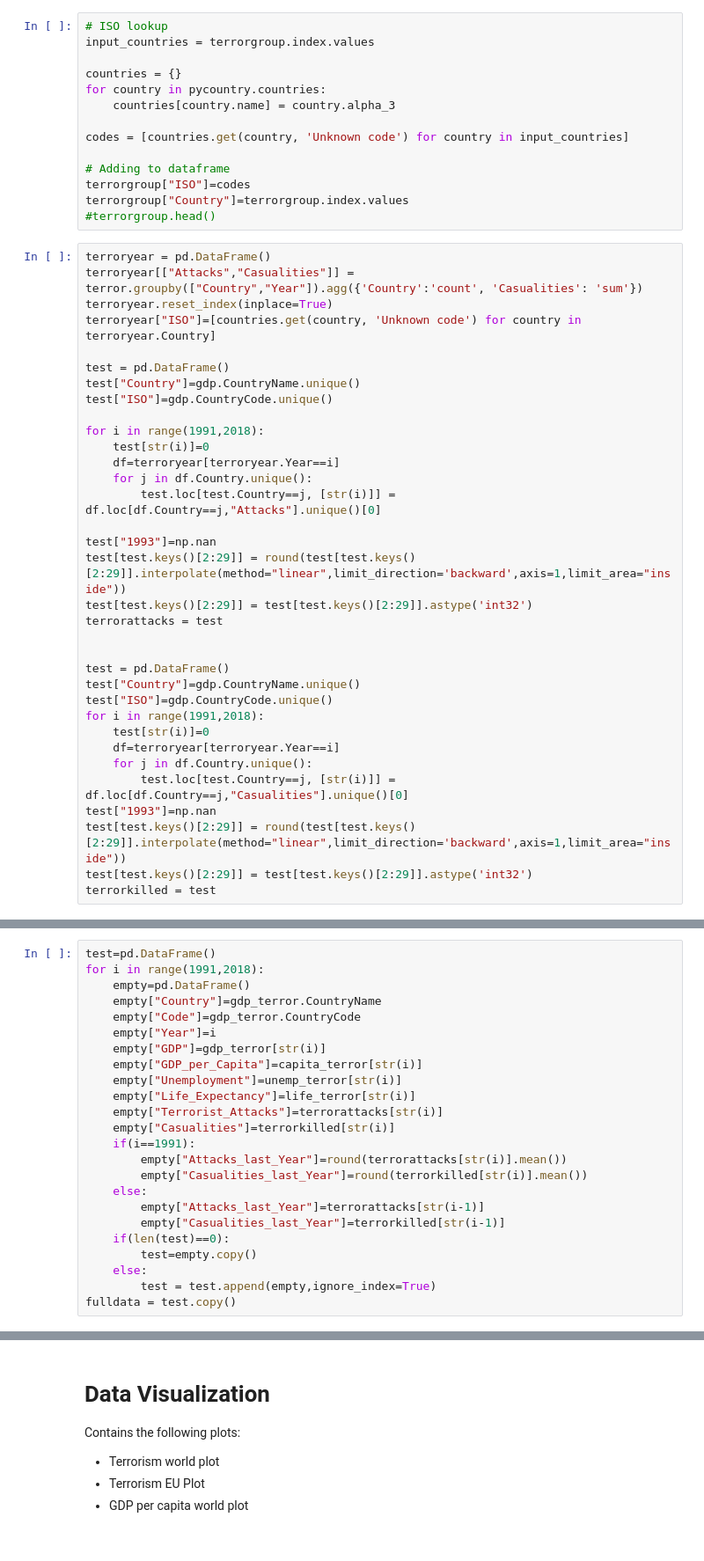
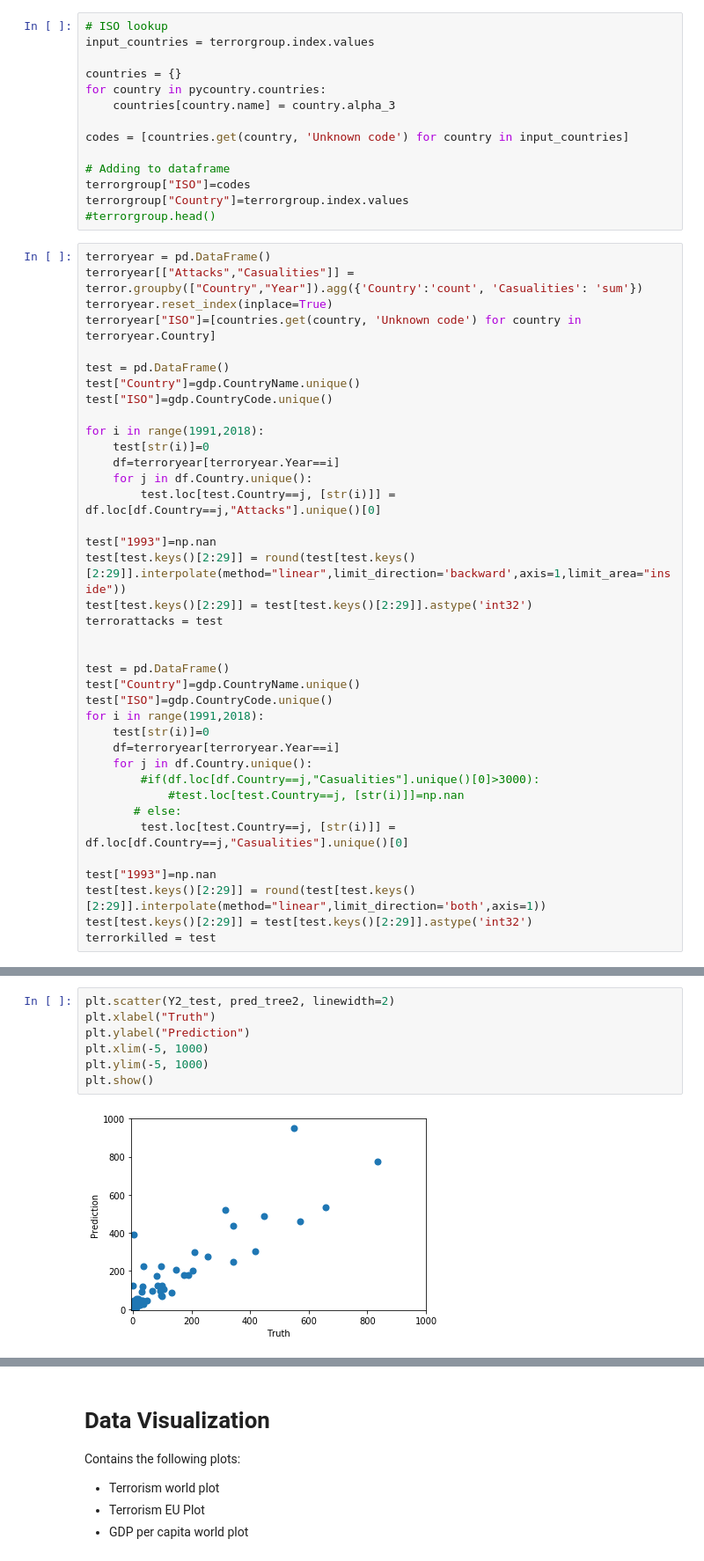
Before and after one commit to msieder/terror, a Jupyter notebook: Terror.ipynb, the cells around one changed output, grey strips where cells are left out. Shown at 88% size. Saved outputs shown, nothing was run; the diff lists cells and outputs as text.

```diff
--- a/Terror.ipynb
+++ b/Terror.ipynb
@@ -213,9 +247,13 @@ for i in range(1991,2018):
     test[str(i)]=0
     df=terroryear[terroryear.Year==i]
     for j in df.Country.unique():
+        #if(df.loc[df.Country==j,"Casualities"].unique()[0]>3000):
+            #test.loc[test.Country==j, [str(i)]]=np.nan
+       # else:
         test.loc[test.Country==j, [str(i)]] = df.loc[df.Country==j,"Casualities"].unique()[0]
+
 test["1993"]=np.nan
-test[test.keys()[2:29]] = round(test[test.keys()[2:29]].interpolate(method="linear",limit_direction='backward',axis=1,limit_area="inside"))
+test[test.keys()[2:29]] = round(test[test.keys()[2:29]].interpolate(method="linear",limit_direction='both',axis=1))
 test[test.keys()[2:29]] = test[test.keys()[2:29]].astype('int32')
 terrorkilled = test
 # %%
@@ -228,27 +267,3 @@ life_terror = life[terrorattacks.sum(axis=1)!=0]
 
 terrorkilled = terrorkilled[terrorattacks.sum(axis=1)!=0]
 terrorattacks = terrorattacks[terrorattacks.sum(axis=1)!=0]
-# %%
-test=pd.DataFrame()
-for i in range(1991,2018):
-    empty=pd.DataFrame()
-    empty["Country"]=gdp_terror.CountryName
-    empty["Code"]=gdp_terror.CountryCode
-    empty["Year"]=i
-    empty["GDP"]=gdp_terror[str(i)]
-    empty["GDP_per_Capita"]=capita_terror[str(i)]
-    empty["Unemployment"]=unemp_terror[str(i)]
-    empty["Life_Expectancy"]=life_terror[str(i)]
-    empty["Terrorist_Attacks"]=terrorattacks[str(i)]
-    empty["Casualities"]=terrorkilled[str(i)]
-    if(i==1991):
-        empty["Attacks_last_Year"]=round(terrorattacks[str(i)].mean())
-        empty["Casualities_last_Year"]=round(terrorkilled[str(i)].mean())
-    else:
-        empty["Attacks_last_Year"]=terrorattacks[str(i-1)]
-        empty["Casualities_last_Year"]=terrorkilled[str(i-1)]
-    if(len(test)==0):
-        test=empty.copy()
-    else:
-        test = test.append(empty,ignore_index=True)
-fulldata = test.copy()
@@ -277,0 +500,9 @@ plt.show()
+# %%
+plt.scatter(Y2_test, pred_tree2, linewidth=2)
+plt.xlabel("Truth")
+plt.ylabel("Prediction")
+plt.xlim(-5, 1000)
+plt.ylim(-5, 1000)
+plt.show()
+# %% [output]
+[figure, added]
```
Also changed, not shown: parts of 32 cells of this notebook, 1 other file.
